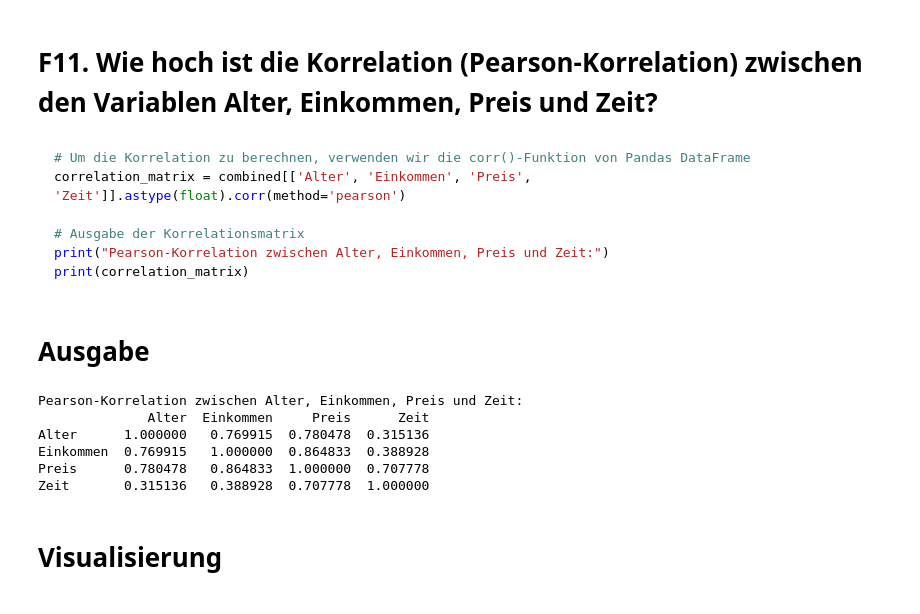
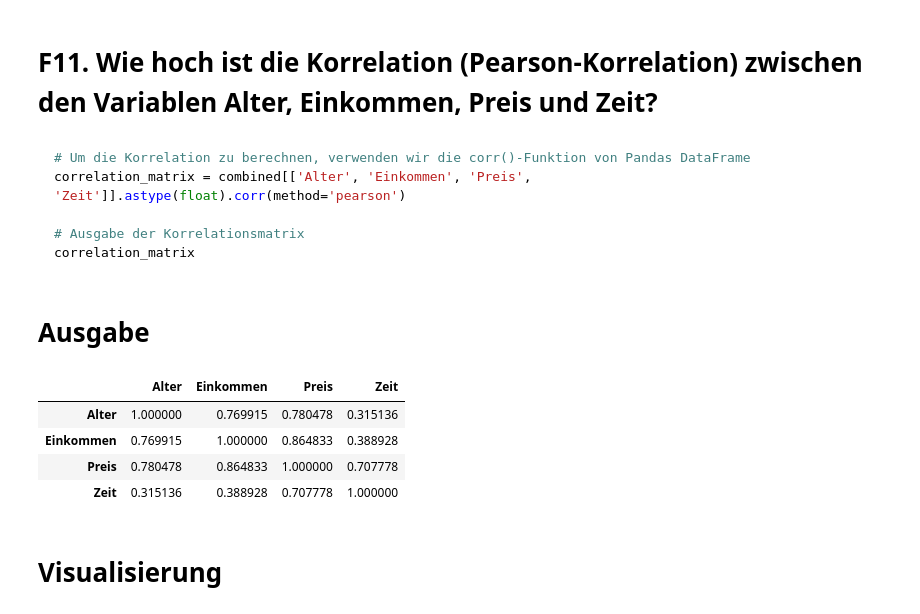
Before and after one commit to FlorinAlexeHWR/final_projectSS24_Group5, a Jupyter notebook: presentation.ipynb, the cells around one changed output. Saved outputs shown, nothing was run; the diff lists cells and outputs as text; code cells hidden in the pictures.

````diff
--- a/presentation.ipynb
+++ b/presentation.ipynb
@@ -1291,21 +1289,18 @@ Der Unterschied im Durchschnittseinkommen zwischen Kunden und Besuchern ist nich
 correlation_matrix = combined[['Alter', 'Einkommen', 'Preis', 'Zeit']].astype(float).corr(method='pearson')
 
 # Ausgabe der Korrelationsmatrix
-print("Pearson-Korrelation zwischen Alter, Einkommen, Preis und Zeit:")
-print(correlation_matrix)
+correlation_matrix
 ```
 # %% [markdown]
 # Ausgabe
 # %%
-print("Pearson-Korrelation zwischen Alter, Einkommen, Preis und Zeit:")
-print(correlation_matrix)
+correlation_matrix
 # %% [output]
-Pearson-Korrelation zwischen Alter, Einkommen, Preis und Zeit:
-              Alter  Einkommen     Preis      Zeit
-Alter      1.000000   0.769915  0.780478  0.315136
-Einkommen  0.769915   1.000000  0.864833  0.388928
-Preis      0.780478   0.864833  1.000000  0.707778
-Zeit       0.315136   0.388928  0.707778  1.000000
+|  | Alter | Einkommen | Preis | Zeit |
+| Alter | 1.000000 | 0.769915 | 0.780478 | 0.315136 |
+| Einkommen | 0.769915 | 1.000000 | 0.864833 | 0.388928 |
+| Preis | 0.780478 | 0.864833 | 1.000000 | 0.707778 |
+| Zeit | 0.315136 | 0.388928 | 0.707778 | 1.000000 |
 # %% [markdown]
 # Visualisierung
 # %%
````
Also changed, not shown: parts of 14 cells of this notebook, 1 other file.
